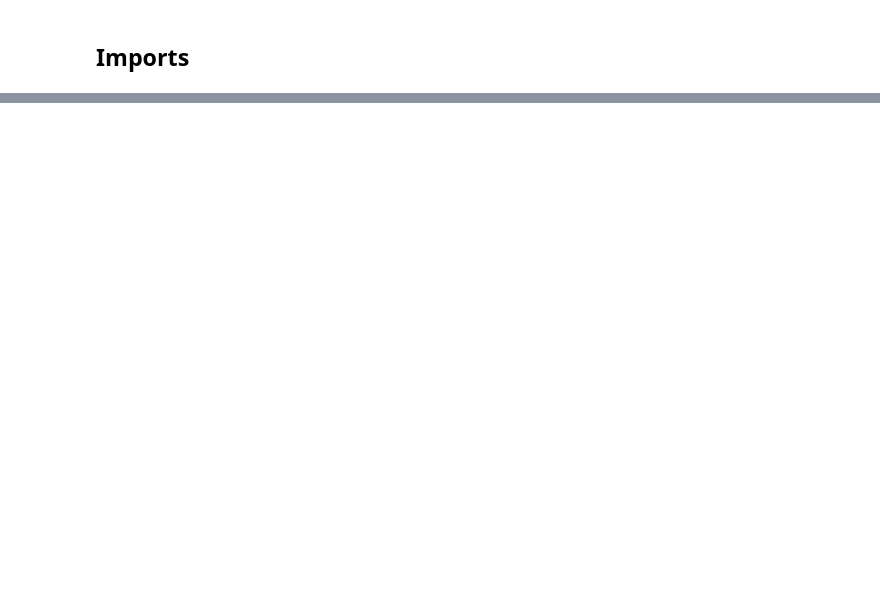
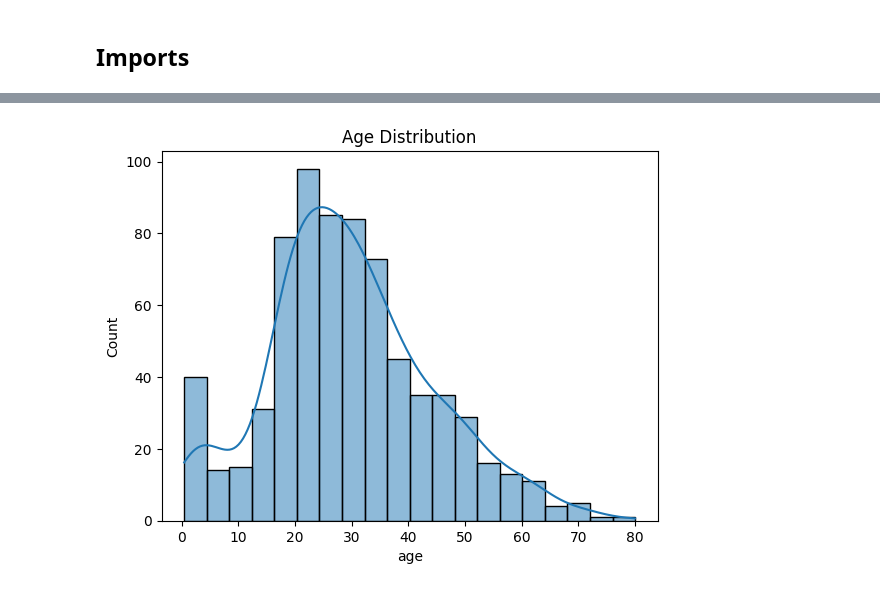
Before and after one commit to bfuemmeler/applied-ml-fuemmeler, a Jupyter notebook: notebooks/project02/ml02_fuemmeler.ipynb, the cells around one changed output, grey strips where cells are left out. Drawn from its saved outputs; the diff is of its cells as text; code cells hidden in the pictures; blank space fills up the shorter version.

```diff
--- a/notebooks/project02/ml02_fuemmeler.ipynb
+++ b/notebooks/project02/ml02_fuemmeler.ipynb
@@ -192,0 +175,7 @@ plt.show()
+# %%
+# Create a histogram of age
+sns.histplot(data_frame["age"], kde=True)
+plt.title("Age Distribution")
+plt.show()
+# %% [output]
+[figure, added]
```
Also changed, not shown: parts of 42 cells of this notebook, 1 other file.
